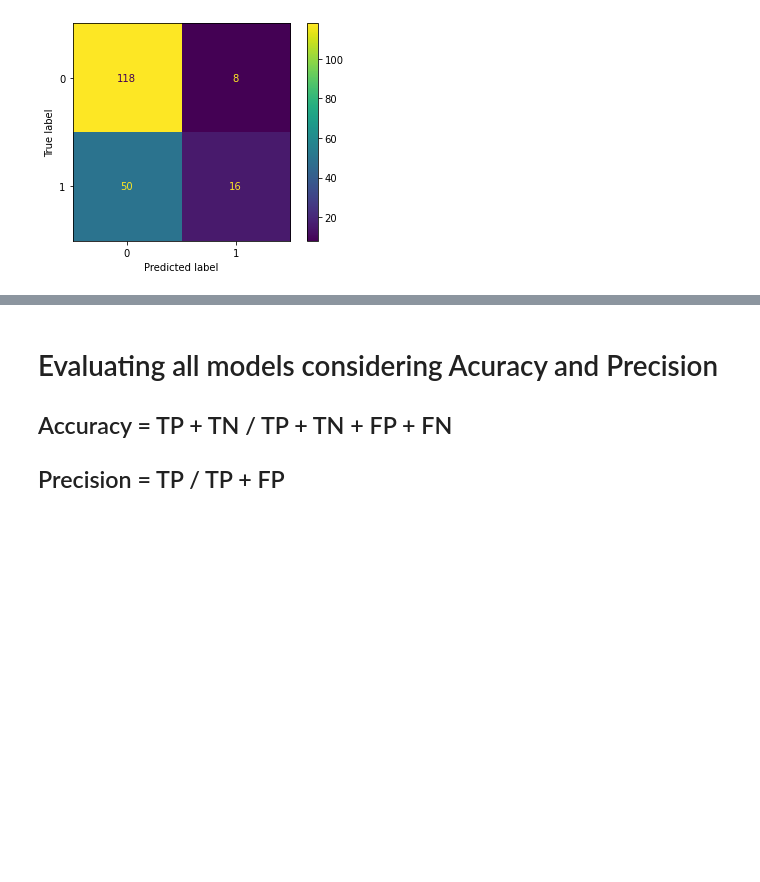
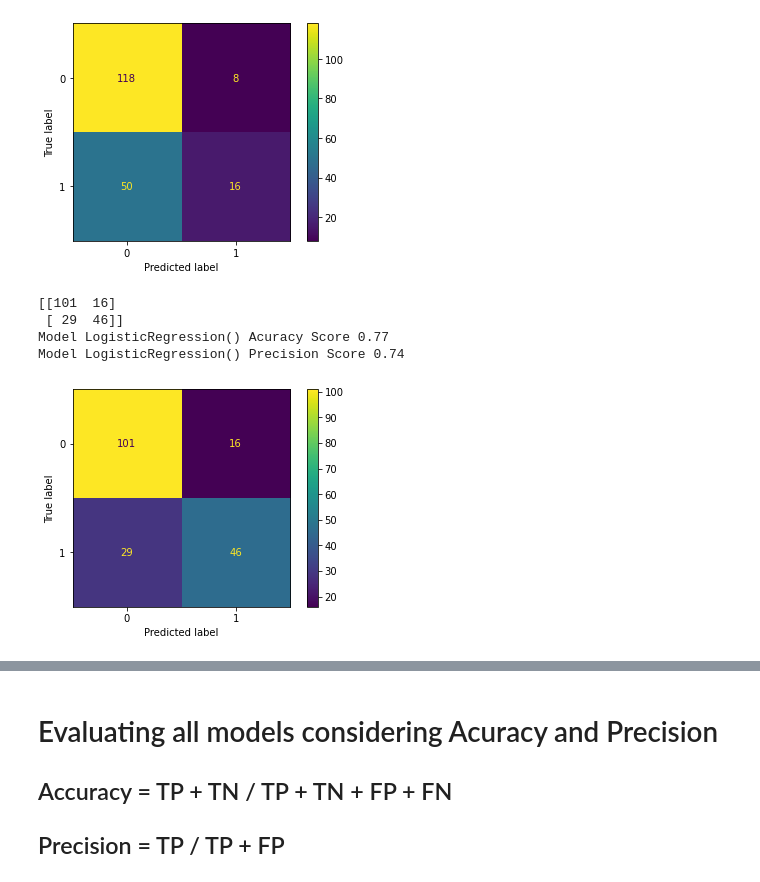
Before and after one commit to hansfranke1985/ADS, a Jupyter notebook: DataWrangling/week_8_DataModeling/Assigments/Week8_Assigments.ipynb, the cells around one changed output, grey strips where cells are left out. Drawn from its saved outputs; the diff is of its cells as text; code cells hidden in the pictures; blank space fills up the shorter version.

```diff
--- a/DataWrangling/week_8_DataModeling/Assigments/Week8_Assigments.ipynb
+++ b/DataWrangling/week_8_DataModeling/Assigments/Week8_Assigments.ipynb
@@ -130,0 +129,24 @@ plot_confusion_matrix(knn, X_test, y_test)
+# %%
+#More Models
+from sklearn.linear_model import LogisticRegression
+
+clf = LogisticRegression().fit(X_train, y_train)
+
+#Predict Values
+y_pred = clf.predict(X_test)
+
+#Confusion Matrix
+print(confusion_matrix(y_test, y_pred))
+
+# Plot non-normalized confusion matrix
+plot_confusion_matrix(clf, X_test, y_test)
+
+#Accuracy and Precision
+print("Model", clf, "Acuracy Score", round(accuracy_score(y_test, y_pred),2))
+print("Model", clf,"Precision Score", round(precision_score(y_test, y_pred),2))
+# %% [output]
+[[101  16]
+ [ 29  46]]
+Model LogisticRegression() Acuracy Score 0.77
+Model LogisticRegression() Precision Score 0.74
+[figure, added]
```
Also changed, not shown: parts of 3 cells of this notebook, 1 other file.
